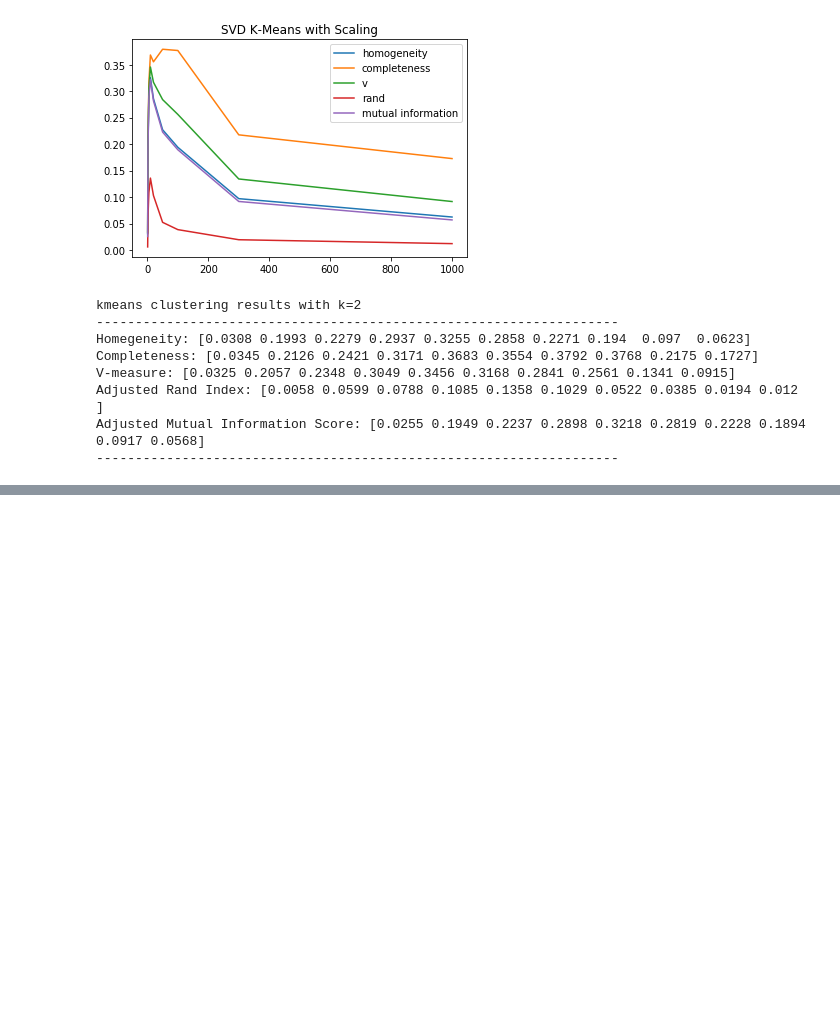
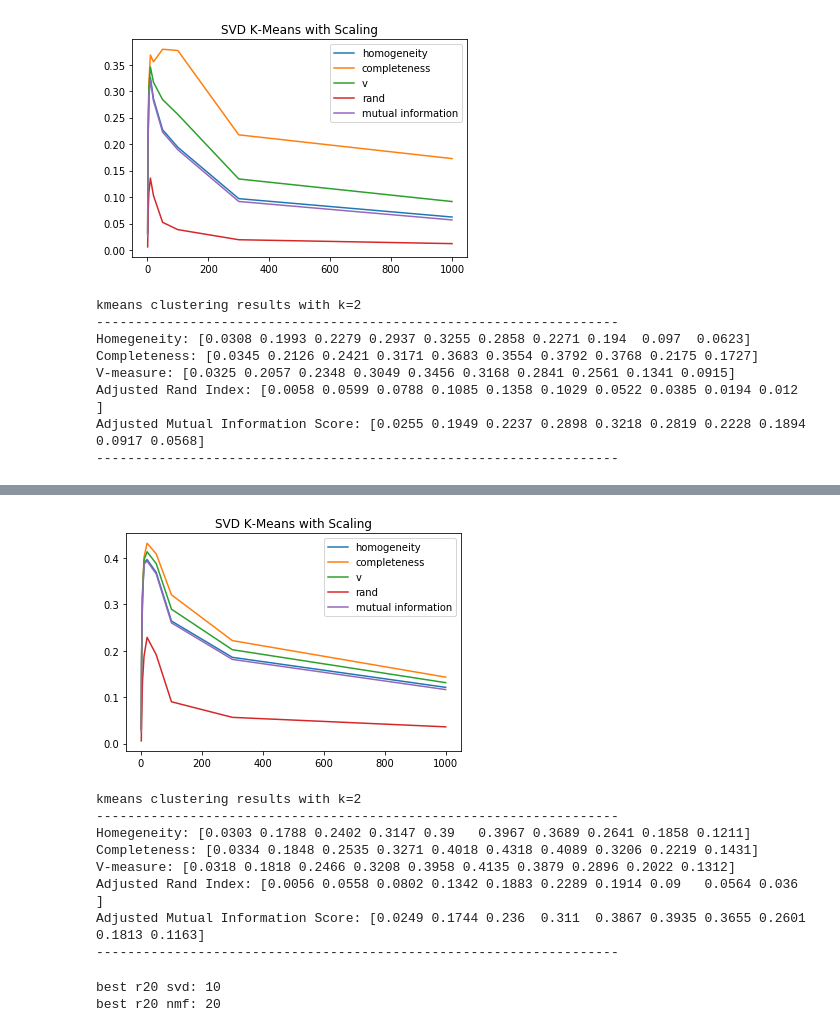
Before and after one commit to 219Winter2019adjz/Project2, a Jupyter notebook: Proj2.ipynb, the cells around one changed output, grey strips where cells are left out. Saved outputs shown, nothing was run; the diff lists cells and outputs as text; code cells hidden in the pictures; blank space fills up the shorter version.

```diff
--- a/Proj2.ipynb
+++ b/Proj2.ipynb
@@ -1080,0 +1236,33 @@ scores(category_labels, None, data)
+# %%
+# Plot metrics for nmf.
+
+plt.figure()
+plt.plot(r20, nmf_homogeneity_log)
+plt.plot(r20, nmf_completeness_log)
+plt.plot(r20, nmf_v_log)
+plt.plot(r20, nmf_rand_log)
+plt.plot(r20, nmf_mutual_info_log)
+
+plt.title('SVD K-Means with Scaling')
+plt.legend(['homogeneity', 'completeness', 'v', 'rand', 'mutual information'])
+plt.show()
+
+scores(category_labels, None, data)
+# %% [output]
+[figure, added]
+kmeans clustering results with k=2
+-------------------------------------------------------------------
+Homegeneity: [0.0303 0.1788 0.2402 0.3147 0.39   0.3967 0.3689 0.2641 0.1858 0.1211]
+Completeness: [0.0334 0.1848 0.2535 0.3271 0.4018 0.4318 0.4089 0.3206 0.2219 0.1431]
+V-measure: [0.0318 0.1818 0.2466 0.3208 0.3958 0.4135 0.3879 0.2896 0.2022 0.1312]
+Adjusted Rand Index: [0.0056 0.0558 0.0802 0.1342 0.1883 0.2289 0.1914 0.09   0.0564 0.036 ]
+Adjusted Mutual Information Score: [0.0249 0.1744 0.236  0.311  0.3867 0.3935 0.3655 0.2601 0.1813 0.1163]
+-------------------------------------------------------------------
+# %%
+svd_log_r20_best = r20[np.argmax(svd_rand_log)]
+print('best r20 svd:', svd_log_r20_best)
+nmf_log_r20_best = r20[np.argmax(nmf_rand_log)]
+print('best r20 nmf:', nmf_log_r20_best)
+# %% [output]
+best r20 svd: 10
+best r20 nmf: 20
```
Also changed, not shown: parts of 13 cells of this notebook, 5 other files.
